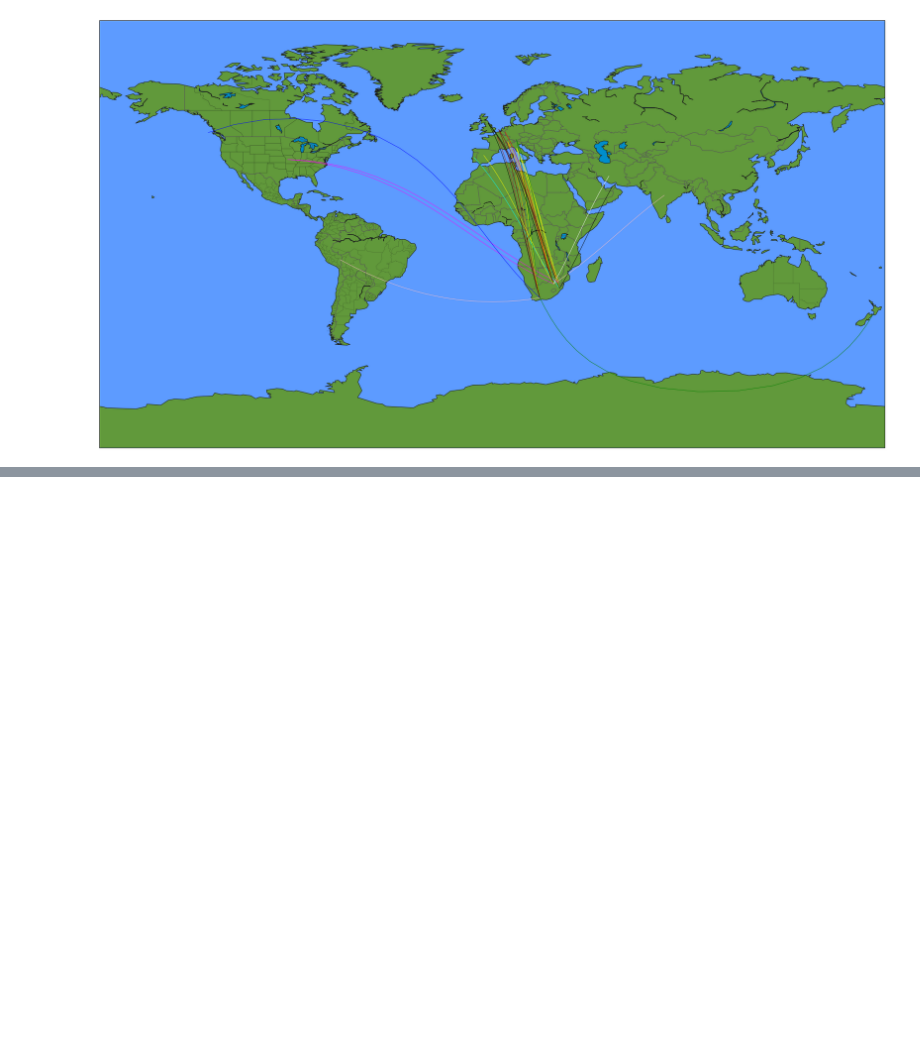
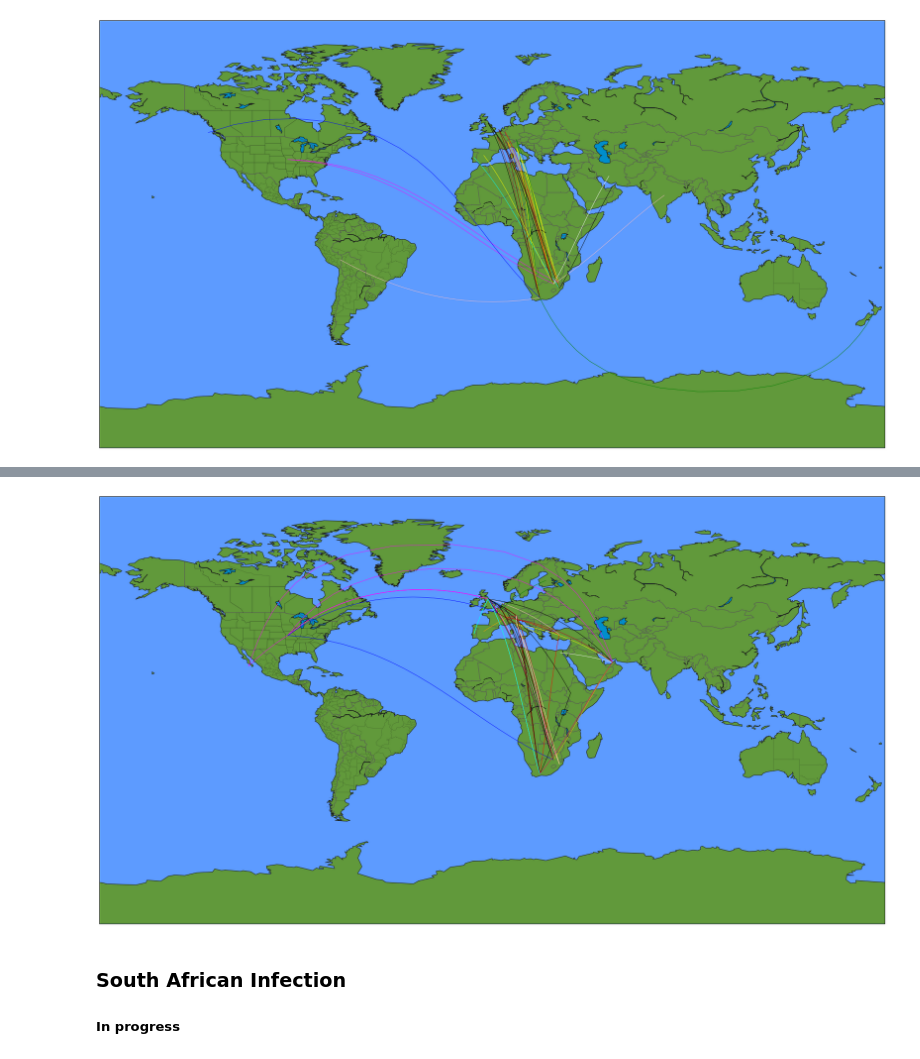
Before and after one commit to dsfsi/covid19za, a Jupyter notebook: notebooks/2020-03-13-starter-notebook.ipynb, the cells around one changed output, grey strips where cells are left out. Drawn from its saved outputs; the diff is of its cells as text; code cells hidden in the pictures; blank space fills up the shorter version.

Commit message:
Finished mutiple path map

```diff
--- a/notebooks/2020-03-13-starter-notebook.ipynb
+++ b/notebooks/2020-03-13-starter-notebook.ipynb
@@ -289,0 +215,10 @@ plt.show()
+# %%
+all_starting_countries = ['Greece', 'Germany', 'Portugal', 'USA', 'Finland', 'Spain', 'France', 'Austria',
+                          'Switzerland', 'UK', 'Egypt', 'Belgium', 'Italy', 'Turkey', 'Netherlands']
+# %%
+graphs.flat_mutipath_globe(df_travel, path_route, colors, all_starting_countries)
+# %% [output]
+[figure, added]
+# %% [markdown]
+### South African Infection
+##### In progress
```
Also changed, not shown: parts of 3 cells of this notebook, 1 other file.
